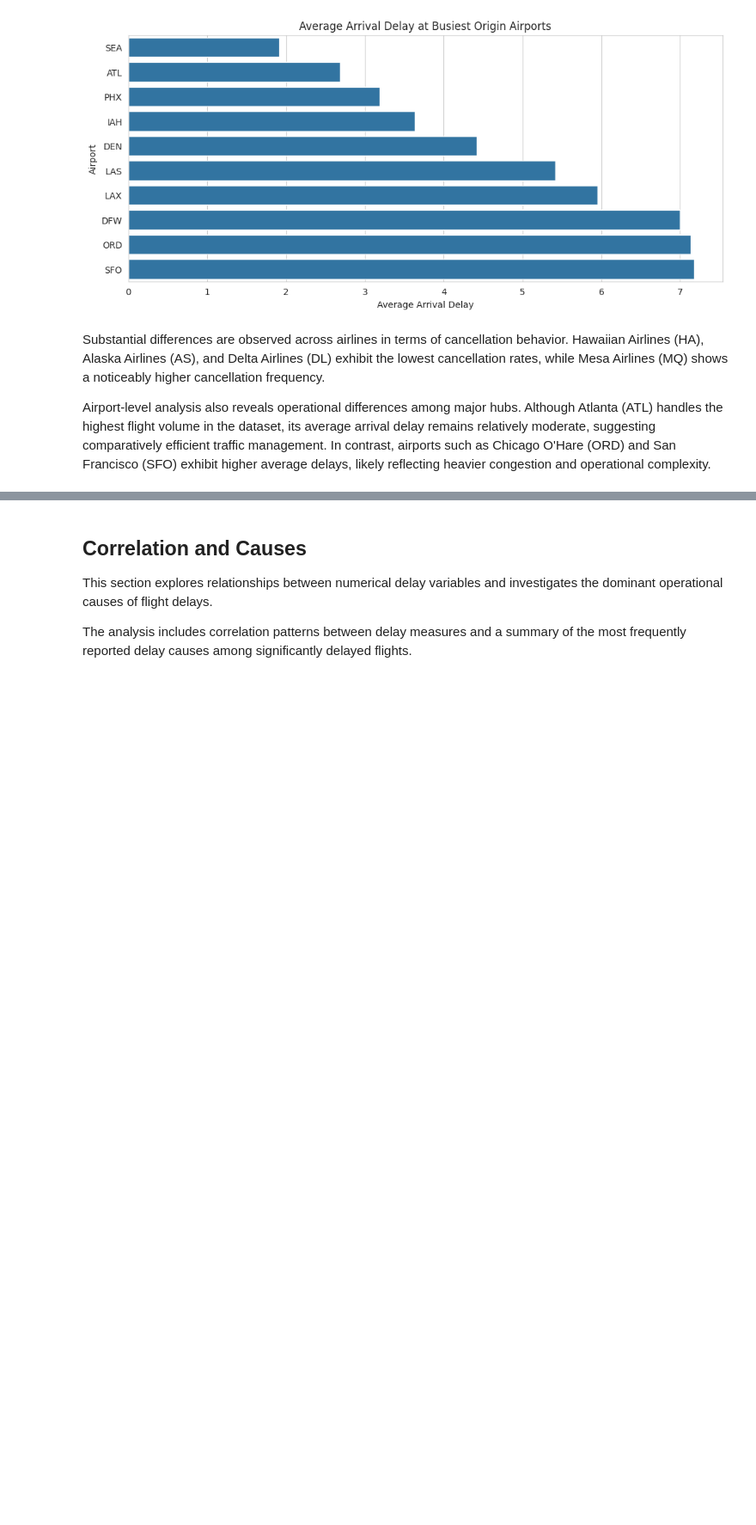
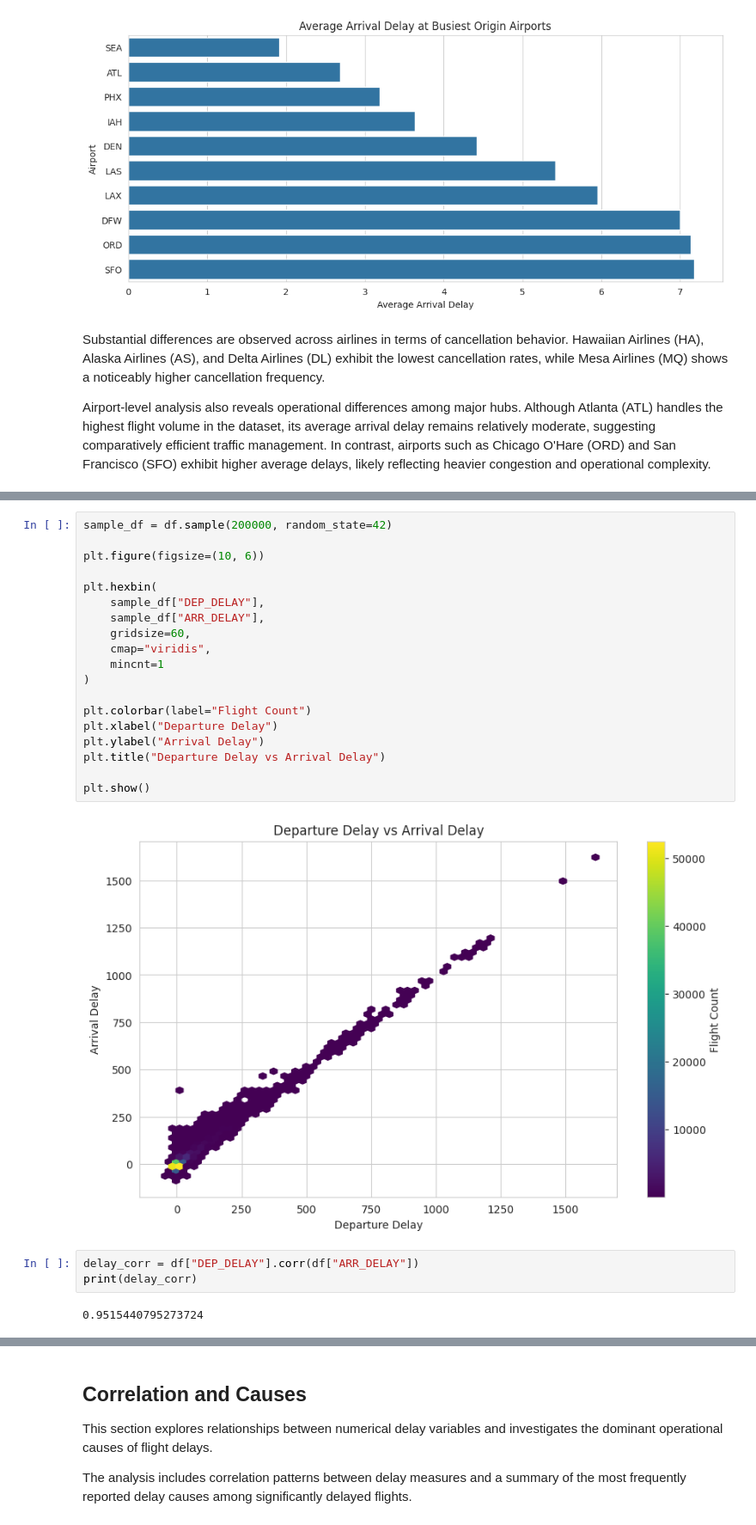
Before and after one commit to fermow/SBU-Data-Science-2026, a Jupyter notebook: Assignment_1/jupyter_notebooks/eda.ipynb, the cells around one changed output, grey strips where cells are left out. Shown at 86% size. Drawn from its saved outputs; the diff is of its cells as text; blank space fills up the shorter version.

Commit message:
eda: analyze relationships between flight delay variables

```diff
--- a/Assignment_1/jupyter_notebooks/eda.ipynb
+++ b/Assignment_1/jupyter_notebooks/eda.ipynb
@@ -1064,0 +1071,26 @@ Airport-level analysis also reveals operational differences among major hubs. Al
+# %%
+sample_df = df.sample(200000, random_state=42)
+
+plt.figure(figsize=(10, 6))
+
+plt.hexbin(
+    sample_df["DEP_DELAY"],
+    sample_df["ARR_DELAY"],
+    gridsize=60,
+    cmap="viridis",
+    mincnt=1
+)
+
+plt.colorbar(label="Flight Count")
+plt.xlabel("Departure Delay")
+plt.ylabel("Arrival Delay")
+plt.title("Departure Delay vs Arrival Delay")
+
+plt.show()
+# %% [output]
+[figure, added]
+# %%
+delay_corr = df["DEP_DELAY"].corr(df["ARR_DELAY"])
+print(delay_corr)
+# %% [output]
+0.9515440795273724
```
Also changed, not shown: parts of 3 cells of this notebook.
